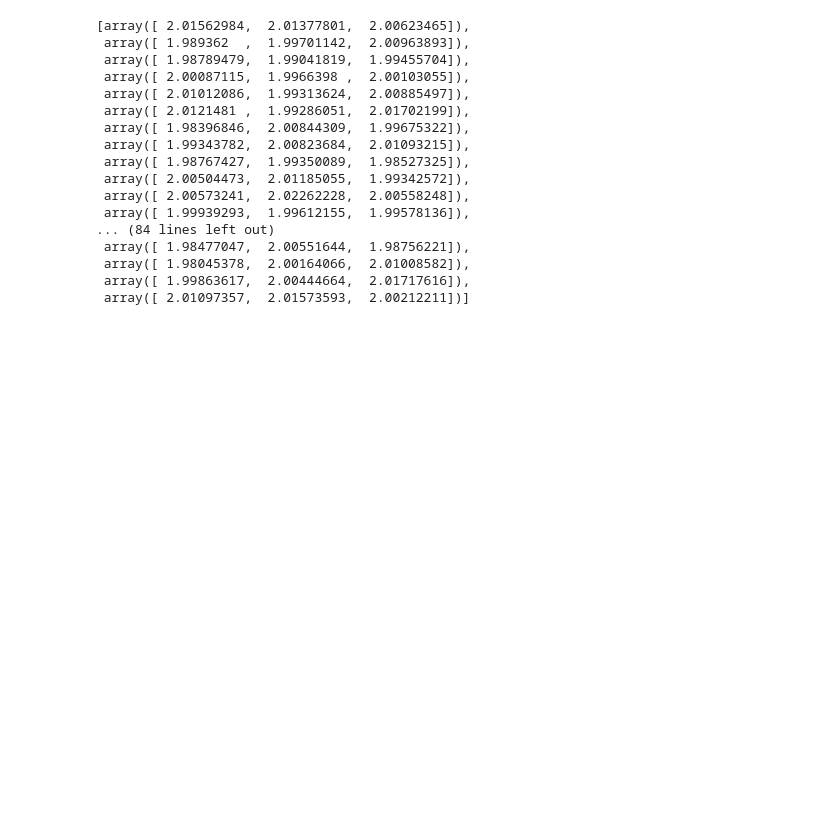
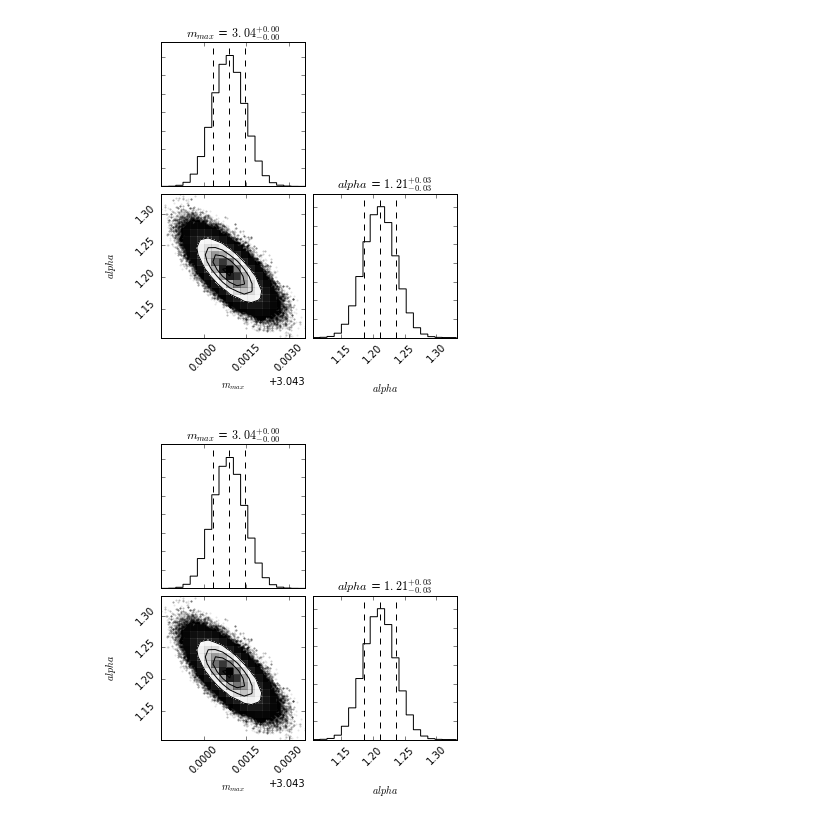
Before and after one commit to MaxGenecov/StellarPopulations, a Jupyter notebook: Homework2Problem2.ipynb, the cells around one changed output. Saved outputs shown, nothing was run; the diff lists cells and outputs as text; code cells hidden in the pictures; blank space fills up the shorter version.

```diff
--- a/Homework2Problem2.ipynb
+++ b/Homework2Problem2.ipynb
@@ -79,20 +89,8 @@ plt.ylabel('lnP', fontsize = 20)
-# %%
-pos
-# %% [output]
-[array([ 2.01562984,  2.01377801,  2.00623465]),
- array([ 1.989362  ,  1.99701142,  2.00963893]),
- array([ 1.98789479,  1.99041819,  1.99455704]),
- array([ 2.00087115,  1.9966398 ,  2.00103055]),
- array([ 2.01012086,  1.99313624,  2.00885497]),
- array([ 2.0121481 ,  1.99286051,  2.01702199]),
- array([ 1.98396846,  2.00844309,  1.99675322]),
- array([ 1.99343782,  2.00823684,  2.01093215]),
- array([ 1.98767427,  1.99350089,  1.98527325]),
- array([ 2.00504473,  2.01185055,  1.99342572]),
- array([ 2.00573241,  2.02262228,  2.00558248]),
- array([ 1.99939293,  1.99612155,  1.99578136]),
-... (84 lines left out)
- array([ 1.98477047,  2.00551644,  1.98756221]),
- array([ 1.98045378,  2.00164066,  2.01008582]),
- array([ 1.99863617,  2.00444664,  2.01717616]),
- array([ 2.01097357,  2.01573593,  2.00212211])]
+# %%
+import corner
+
+samples = sampler.chain[:,2000:, :].reshape((-1, ndim))
+corner.corner(samples, labels=['$m_{max}$', '$alpha$'], fontsize = 30, show_titles = True, quantiles=[0.16, 0.5, 0.84])
+# %% [output]
+[figure, added]
+[figure, added]
```
Also changed, not shown: parts of 19 cells of this notebook, 6 other files.
